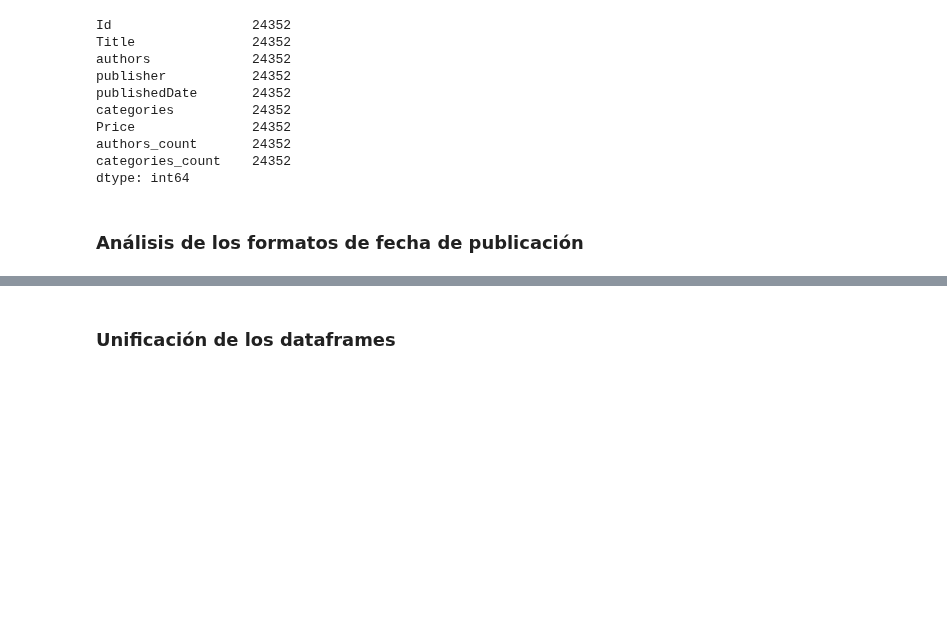
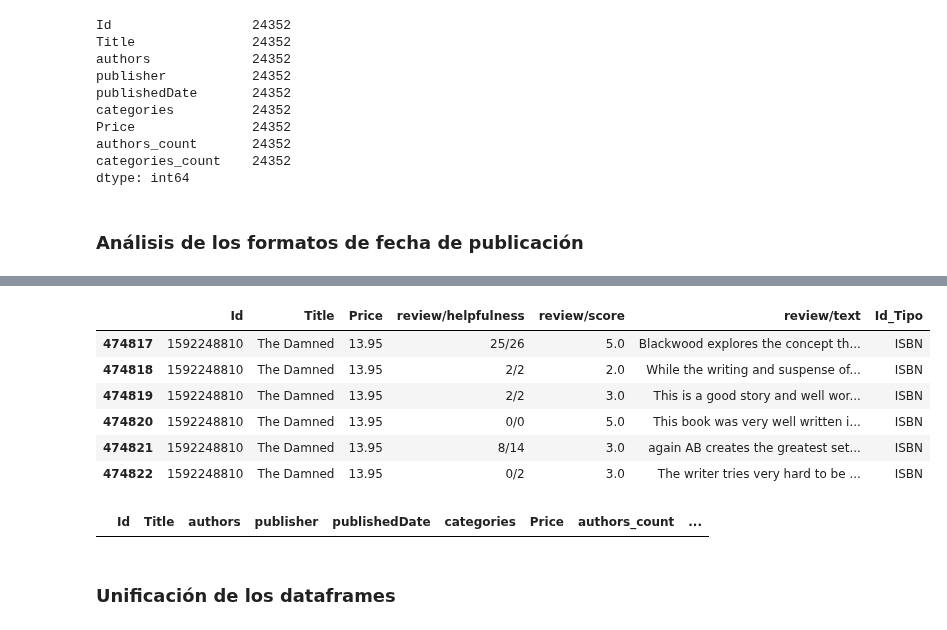
Before and after one commit to EmmaGalizio/Data-Science-Ammazon-Books-Reviews, a Jupyter notebook: TPI_copia.ipynb, the cells around one changed output, grey strips where cells are left out. Drawn from its saved outputs; the diff is of its cells as text; code cells hidden in the pictures; blank space fills up the shorter version.

```diff
--- a/TPI_copia.ipynb
+++ b/TPI_copia.ipynb
@@ -781,0 +746,14 @@ dtype: int64
+# %%
+df_reviews[df_reviews['Id'] == '1592248810']
+# %% [output]
+|  | Id | Title | Price | review/helpfulness | review/score | review/text | Id_Tipo |
+| 474817 | 1592248810 | The Damned | 13.95 | 25/26 | 5.0 | Blackwood explores the concept th... | ISBN |
+| 474818 | 1592248810 | The Damned | 13.95 | 2/2 | 2.0 | While the writing and suspense of... | ISBN |
+| 474819 | 1592248810 | The Damned | 13.95 | 2/2 | 3.0 | This is a good story and well wor... | ISBN |
+| 474820 | 1592248810 | The Damned | 13.95 | 0/0 | 5.0 | This book was very well written i... | ISBN |
+| 474821 | 1592248810 | The Damned | 13.95 | 8/14 | 3.0 | again AB creates the greatest set... | ISBN |
+| 474822 | 1592248810 | The Damned | 13.95 | 0/2 | 3.0 | The writer tries very hard to be ... | ISBN |
+# %%
+df_books[df_books['authors'] == 'Algernon Blackwood']
+# %% [output]
+|  | Id | Title | authors | publisher | publishedDate | categories | Price | authors_count | ... |
```
Also changed, not shown: parts of 39 cells of this notebook, 1 other file.
